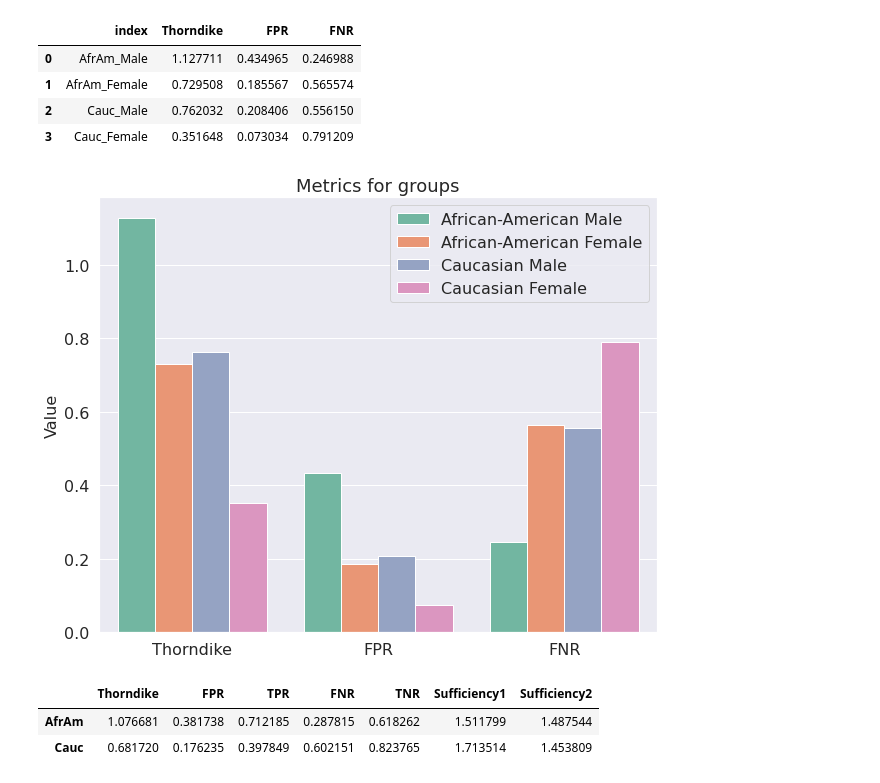
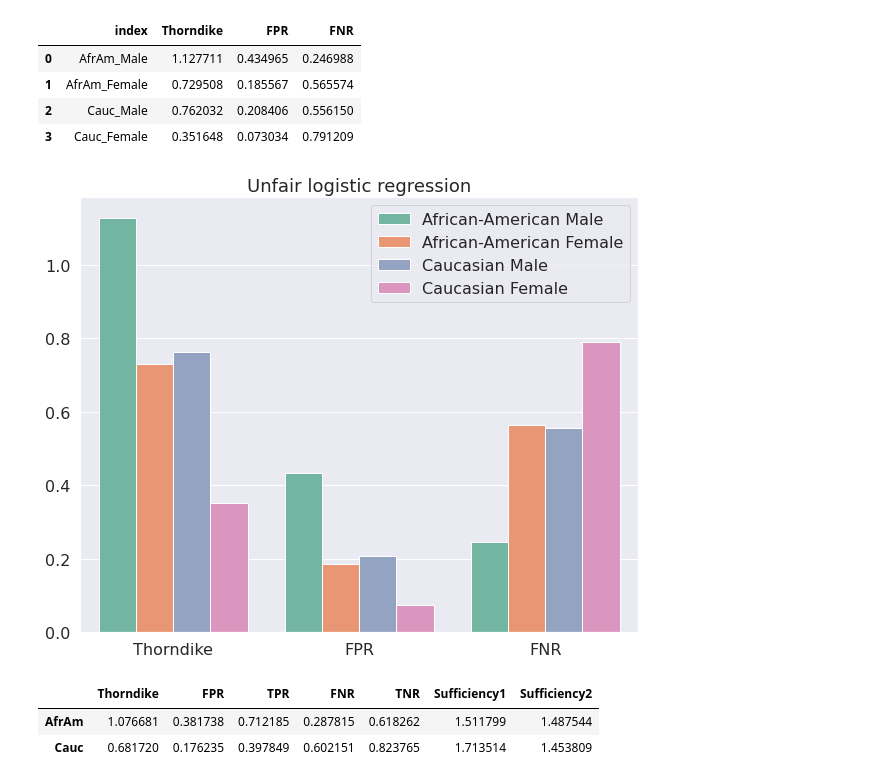
Before and after one commit to llmlks/fairness-recidivism, a Jupyter notebook: Project3.ipynb, the cells around one changed output. Saved outputs shown, nothing was run; the diff lists cells and outputs as text; code cells hidden in the pictures.

```diff
--- a/Project3.ipynb
+++ b/Project3.ipynb
@@ -333,26 +333,26 @@ baseline.reset_index()
 # %%
 th_df = baseline.assign(Group=[
     'African-American Male', 'African-American Female', 'Caucasian Male', 'Caucasian Female'
 ]).melt(id_vars=['Group'], value_vars=['Thorndike', 'FPR', 'FNR'])
 
 
 plt.figure(figsize=(10, 8))
 sns.barplot(x="variable",
             y="value",
             hue="Group",
             data=th_df,
             palette='Set2'
            )
-plt.ylabel("Value", size=16)
+plt.ylabel("")
 plt.xlabel('')
 plt.yticks(fontsize=16)
 plt.xticks(fontsize=16)
 plt.legend(fontsize=16)
-plt.title("Metrics for groups", size=18)
+plt.title("Unfair logistic regression", size=18)
 
 plt.show()
 # %% [output]
-[figure, old version]
+[figure, new version]
 # %%
 race
 # %% [output]
```
Also changed, not shown: parts of 6 cells of this notebook.
